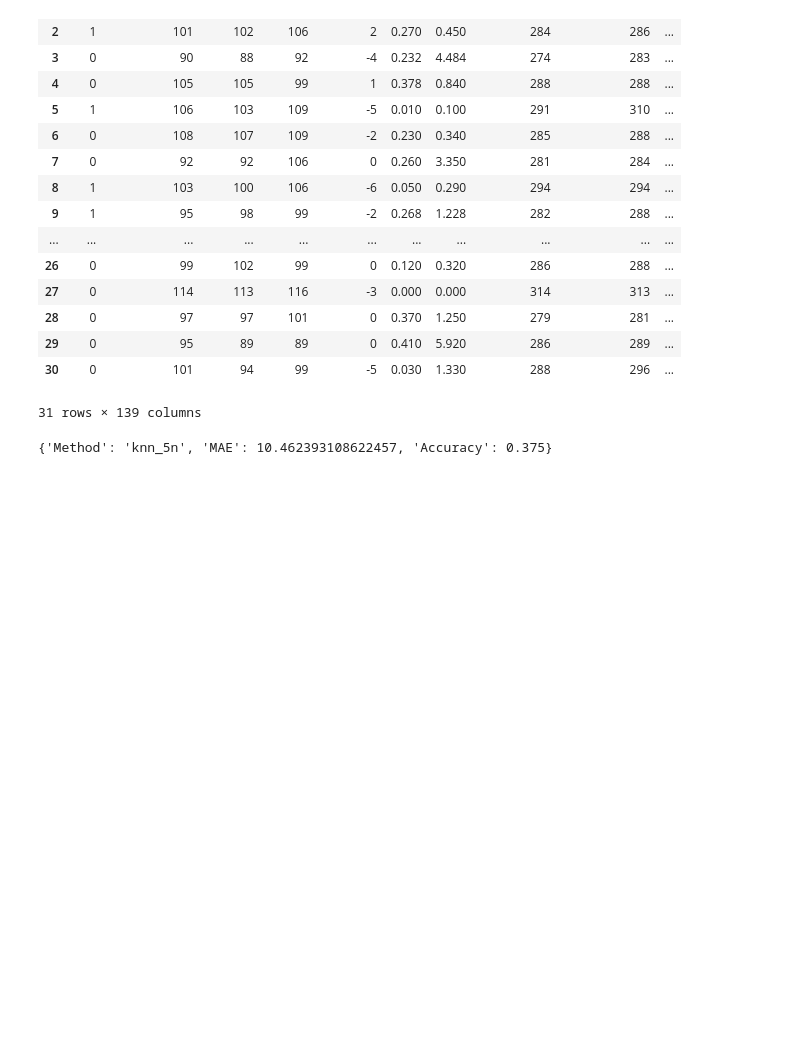
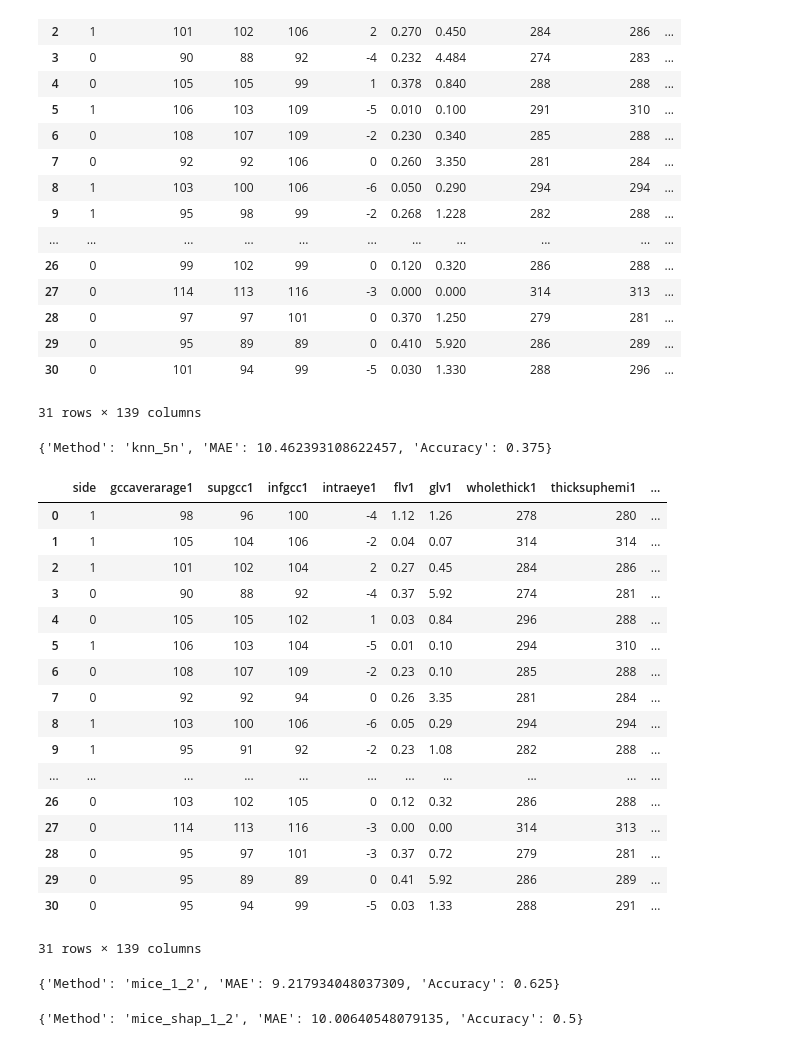
Before and after one commit to iMaatin/AutoStats, a Jupyter notebook: pg.ipynb, the cells around one changed output. Saved outputs shown, nothing was run; the diff lists cells and outputs as text; code cells hidden in the pictures; blank space fills up the shorter version.

Commit message:
miss forest

```diff
--- a/pg.ipynb
+++ b/pg.ipynb
@@ -349,0 +238,80 @@ def evaluate_imputation(df, percentage, random_state=96, epochs=50):
+# %%
+def mice_forest_impute_df(df, continuous_cols=None, discrete_cols=None, categorical_cols=None, iters=10, strat='normal'):
+    """
+    Impute missing values in a DataFrame using the MICE forest method.
+
+    Assumes:
+      - Continuous columns are numeric.
+      - Discrete columns are numeric and integer-like.
+      - Categorical columns have been label encoded using sklearn's LabelEncoder
+        (with missing values represented as np.nan).
+
+    Note:
+      - The parameter n_neighbors is repurposed as the number of MICE iterations.
+
+    Parameters:
+      df (pd.DataFrame): Input DataFrame with missing values.
+      continuous_cols (list of str): Names of continuous numeric columns.
+      discrete_cols (list of str): Names of discrete numeric columns.
+      categorical_cols (list of str): Names of categorical columns (label encoded).
+      iters (int): Number of MICE iterations.
+      strat: ['normal', 'shap', 'fast'] or a dictionary
+
+    Returns:
+      pd.DataFrame: New DataFrame with imputed values. Discrete and categorical
+                  columns are rounded to integers.
+    """
+    # Create a copy of the DataFrame to avoid modifying the original data.
+    df_imputed = df.copy()
+
+    # Create an imputation kernel using miceforest.
+    # The entire DataFrame is used here since all columns are numeric after preprocessing.
+    kernel = mf.ImputationKernel(
+        df_imputed,
+        random_state=0,
+        mean_match_strategy=strat
+    )
+
+    # Run the MICE algorithm for the specified number of iterations.
+    kernel.mice(iterations=iters)
+
+    # Retrieve the completed data (imputed dataset).
+    df_completed = kernel.complete_data(dataset=0)
+
+    # For discrete and categorical columns, round the imputed values to integers.
+    if discrete_cols:
+        df_completed[discrete_cols] = df_completed[discrete_cols].round().astype(int)
+    if categorical_cols:
+        df_completed[categorical_cols] = df_completed[categorical_cols].round().astype(int)
+
+    return df_completed
+
+mice_imputed = mice_forest_impute_df(df3, cont, dis, cat, 2, strat='shap')
+mice_imputed
+# %% [output]
+|  | side | gccaverarage1 | supgcc1 | infgcc1 | intraeye1 | flv1 | glv1 | wholethick1 | thicksuphemi1 | ... |
+| 0 | 1 | 98 | 96 | 100 | -4 | 1.12 | 1.26 | 278 | 280 | ... |
+| 1 | 1 | 105 | 104 | 106 | -2 | 0.04 | 0.07 | 314 | 314 | ... |
+| 2 | 1 | 101 | 102 | 104 | 2 | 0.27 | 0.45 | 284 | 286 | ... |
+| 3 | 0 | 90 | 88 | 92 | -4 | 0.37 | 5.92 | 274 | 281 | ... |
+| 4 | 0 | 105 | 105 | 102 | 1 | 0.03 | 0.84 | 296 | 288 | ... |
+| 5 | 1 | 106 | 103 | 104 | -5 | 0.01 | 0.10 | 294 | 310 | ... |
+| 6 | 0 | 108 | 107 | 109 | -2 | 0.23 | 0.10 | 285 | 288 | ... |
+| 7 | 0 | 92 | 92 | 94 | 0 | 0.26 | 3.35 | 281 | 284 | ... |
+| 8 | 1 | 103 | 100 | 106 | -6 | 0.05 | 0.29 | 294 | 294 | ... |
+| 9 | 1 | 95 | 91 | 92 | -2 | 0.23 | 1.08 | 282 | 288 | ... |
+| ... | ... | ... | ... | ... | ... | ... | ... | ... | ... | ... |
+| 26 | 0 | 103 | 102 | 105 | 0 | 0.12 | 0.32 | 286 | 288 | ... |
+| 27 | 0 | 114 | 113 | 116 | -3 | 0.00 | 0.00 | 314 | 313 | ... |
+| 28 | 0 | 95 | 97 | 101 | -3 | 0.37 | 0.72 | 279 | 281 | ... |
+| 29 | 0 | 95 | 89 | 89 | 0 | 0.41 | 5.92 | 286 | 289 | ... |
+| 30 | 0 | 95 | 94 | 99 | -5 | 0.03 | 1.33 | 288 | 291 | ... |
+31 rows × 139 columns
+# %%
+calculate_metrics(df2, df3_mask, mice_imputed, 'mice_1_2', cont, dis, cat)
+# %% [output]
+{'Method': 'mice_1_2', 'MAE': 9.217934048037309, 'Accuracy': 0.625}
+# %%
+calculate_metrics(df2, df3_mask, mice_imputed, 'mice_shap_1_2', cont, dis, cat)
+# %% [output]
+{'Method': 'mice_shap_1_2', 'MAE': 10.00640548079135, 'Accuracy': 0.5}
```
Also changed, not shown: parts of 3 cells of this notebook.
